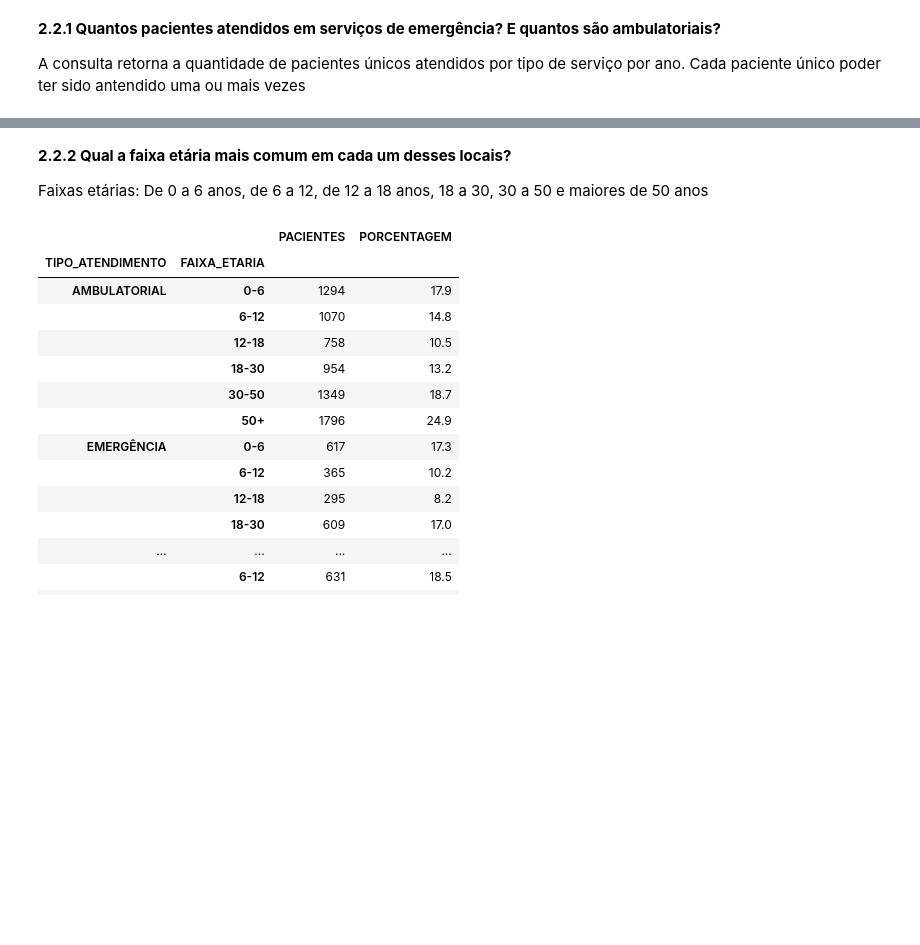
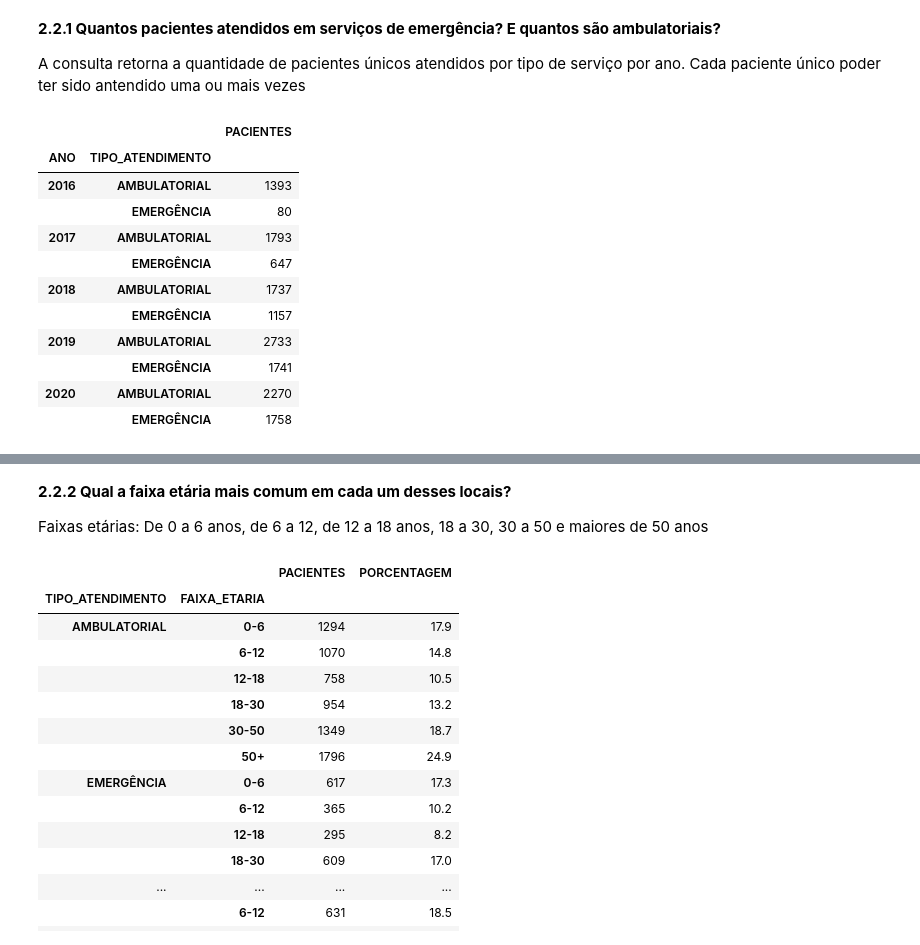
Before and after one commit to suebatista/hackathon, a Jupyter notebook: dermatite.ipynb, the cells around one changed output, grey strips where cells are left out. Cells and saved outputs as stored; diff of their text form; code cells hidden in the pictures; blank space fills up the shorter version.

```diff
--- a/dermatite.ipynb
+++ b/dermatite.ipynb
@@ -1205,6 +1205,21 @@ df.loc[df.TIPO_ATENDIMENTO.isnull(), 'TIPO_ATENDIMENTO'] = 'AMBULATORIAL'
 # %%
 tipo_atendimento = df[df.TIPO_ATENDIMENTO != 'INTERNAÇÃO'].groupby(['ANO', 'TIPO_ATENDIMENTO']).agg(
     PACIENTES=pd.NamedAgg('PACIENTE', 'nunique')
 )
+
+tipo_atendimento
+# %% [output]
+|  |  | PACIENTES |
+| ANO | TIPO_ATENDIMENTO |  |
+| 2016 | AMBULATORIAL | 1393 |
+|  | EMERGÊNCIA | 80 |
+| 2017 | AMBULATORIAL | 1793 |
+|  | EMERGÊNCIA | 647 |
+| 2018 | AMBULATORIAL | 1737 |
+|  | EMERGÊNCIA | 1157 |
+| 2019 | AMBULATORIAL | 2733 |
+|  | EMERGÊNCIA | 1741 |
+| 2020 | AMBULATORIAL | 2270 |
+|  | EMERGÊNCIA | 1758 |
 # %%
 px.bar(tipo_atendimento.reset_index(),x='ANO',y='PACIENTES',color='TIPO_ATENDIMENTO',title='Quantos pacientes atendidos em serviços de emergência? E quantos são ambulatoriais?')
```
Also changed, not shown: parts of 30 cells of this notebook.
